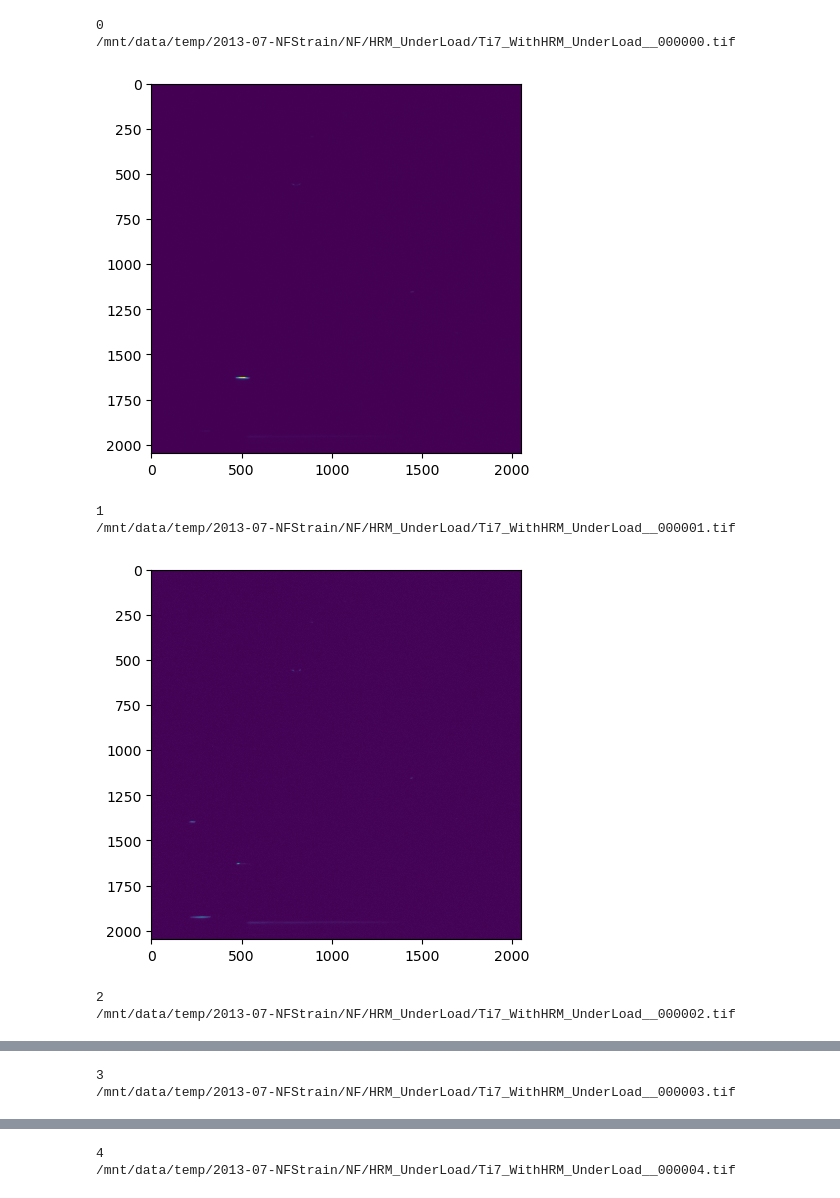
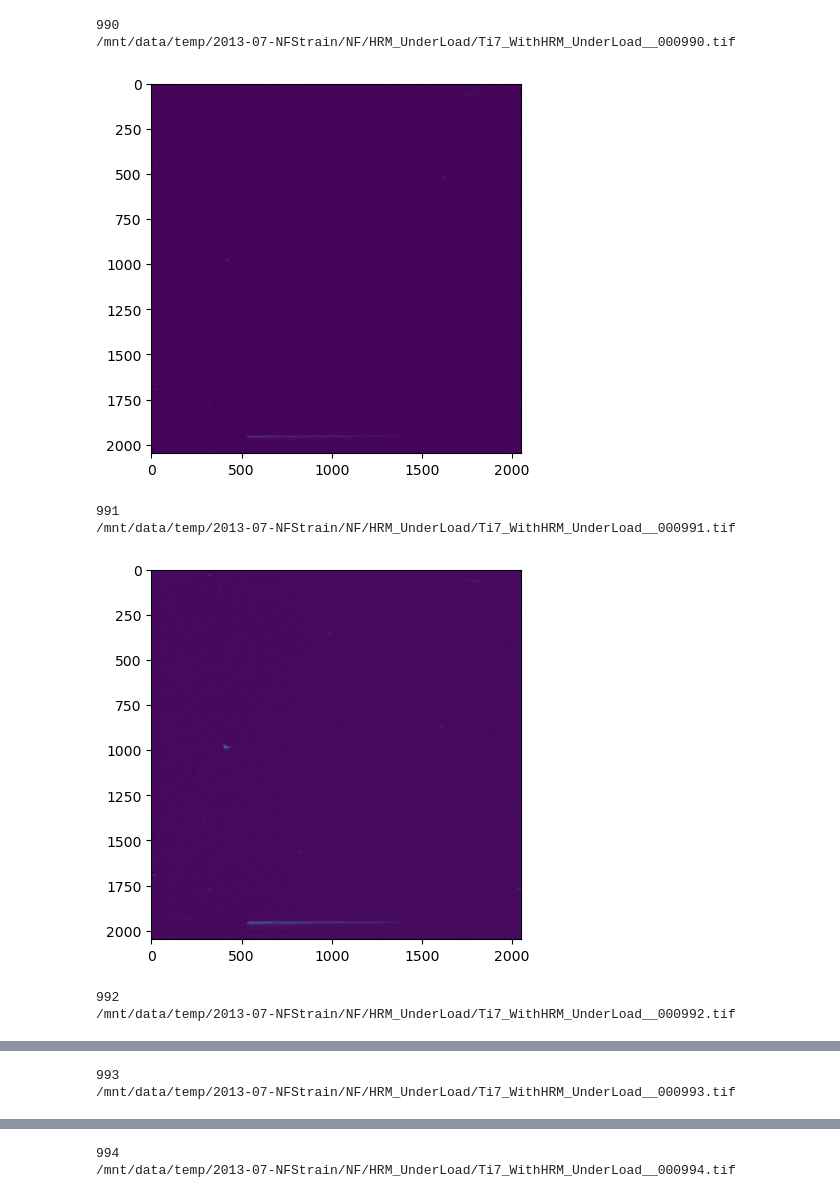
Before and after one commit to xinchenzhou1/ME590_Strain_Reconstruction_Project, a Jupyter notebook: xRayImageFilesTest.ipynb, the cells around one changed output, grey strips where cells are left out. Saved outputs shown, nothing was run; the diff lists cells and outputs as text; code cells hidden in the pictures.

```diff
--- a/xRayImageFilesTest.ipynb
+++ b/xRayImageFilesTest.ipynb
@@ -4,28 +4,29 @@ import matplotlib.pyplot as plt
 import matplotlib.image as mpimg
 from util.config import Config
 # %%
-fileNumEnd = 1000
+fileNumEnd = 9855
 Cfg = Config('Config_Files/Config_template.yml')
 fn = Cfg.dataFile
-for fileNum in range(990, fileNumEnd):
+for fileNum in range(9845, fileNumEnd):
     print (fileNum)
     I = plt.imread(fn+'{0:06d}.tif'.format(fileNum))
+
     print (fn+'{0:06d}.tif'.format(fileNum))
     imgplot = plt.imshow(I)
     plt.show()
 # %% [output]
-0
-/mnt/data/temp/2013-07-NFStrain/NF/HRM_UnderLoad/Ti7_WithHRM_UnderLoad__000000.tif
+990
+/mnt/data/temp/2013-07-NFStrain/NF/HRM_UnderLoad/Ti7_WithHRM_UnderLoad__000990.tif
-[figure, old version]
+[figure, new version]
-1
-/mnt/data/temp/2013-07-NFStrain/NF/HRM_UnderLoad/Ti7_WithHRM_UnderLoad__000001.tif
+991
+/mnt/data/temp/2013-07-NFStrain/NF/HRM_UnderLoad/Ti7_WithHRM_UnderLoad__000991.tif
-[figure, old version]
+[figure, new version]
-2
-/mnt/data/temp/2013-07-NFStrain/NF/HRM_UnderLoad/Ti7_WithHRM_UnderLoad__000002.tif
+992
+/mnt/data/temp/2013-07-NFStrain/NF/HRM_UnderLoad/Ti7_WithHRM_UnderLoad__000992.tif
 [figure]
-3
-/mnt/data/temp/2013-07-NFStrain/NF/HRM_UnderLoad/Ti7_WithHRM_UnderLoad__000003.tif
+993
+/mnt/data/temp/2013-07-NFStrain/NF/HRM_UnderLoad/Ti7_WithHRM_UnderLoad__000993.tif
 [figure]
-4
-/mnt/data/temp/2013-07-NFStrain/NF/HRM_UnderLoad/Ti7_WithHRM_UnderLoad__000004.tif
+994
+/mnt/data/temp/2013-07-NFStrain/NF/HRM_UnderLoad/Ti7_WithHRM_UnderLoad__000994.tif
 [figure]
```
Also changed, not shown: parts of 1 cell of this notebook, 4 other files.
